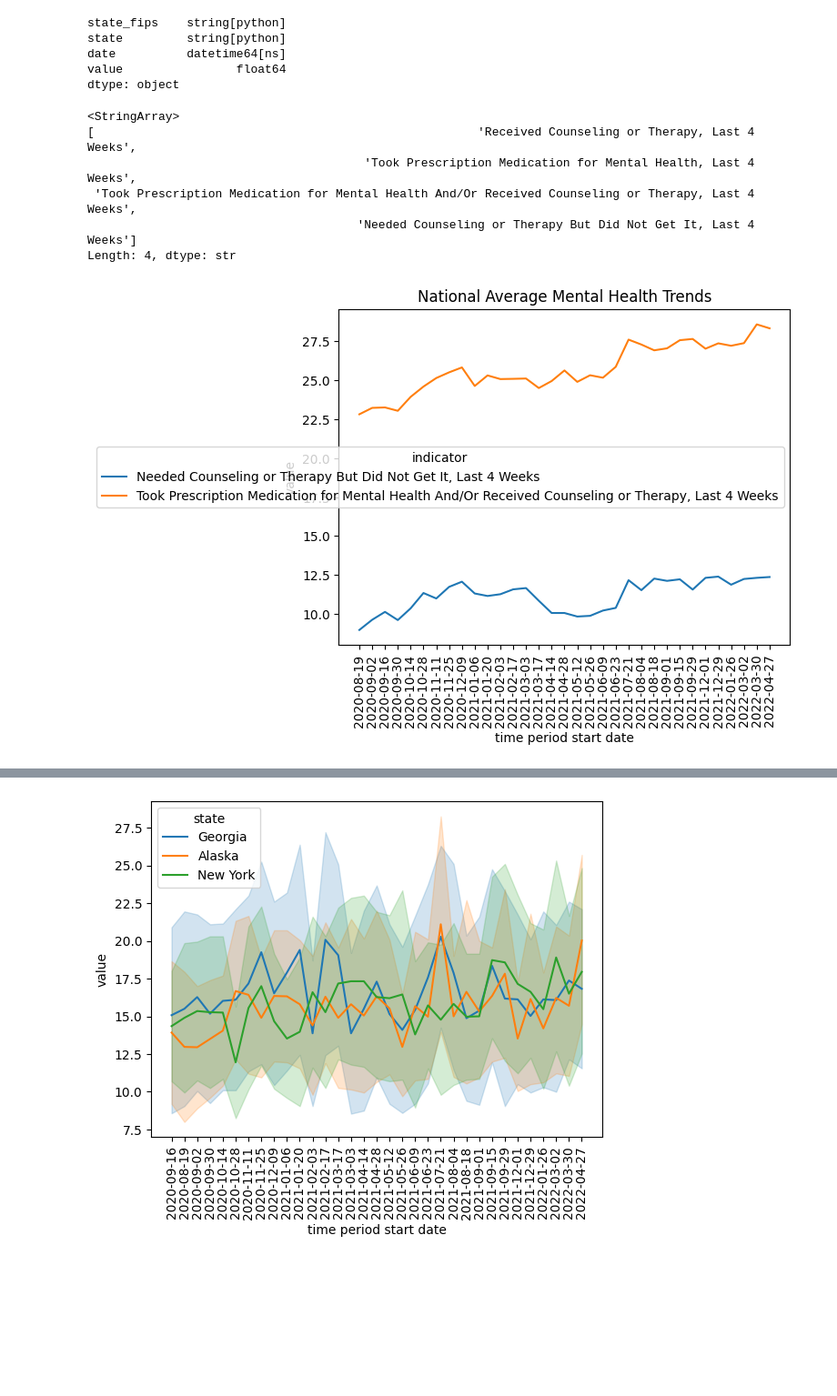
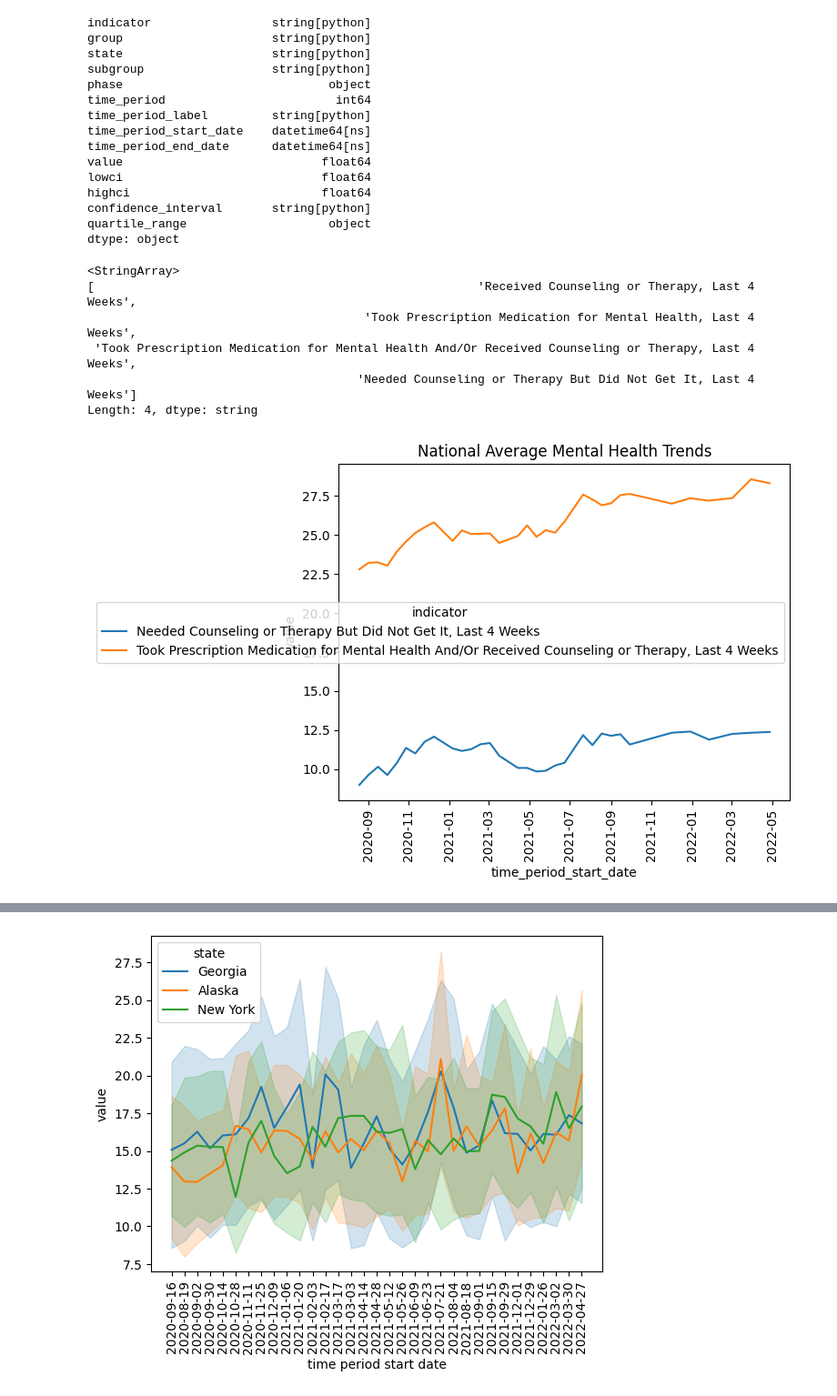
Before and after one commit to DataTrainingFoundations/MHIngestion, a Jupyter notebook: analysis/ryan_analysis.ipynb, the cells around one changed output, grey strips where cells are left out. Shown at 91% size. Drawn from its saved outputs; the diff is of its cells as text; code cells hidden in the pictures; blank space fills up the shorter version.

```diff
--- a/analysis/ryan_analysis.ipynb
+++ b/analysis/ryan_analysis.ipynb
@@ -9,21 +9,33 @@ from pathlib import Path
 PROJECT_ROOT = Path.cwd().parent
 sys.path.append(str(PROJECT_ROOT))
 from api_ingestion import read_json, clean_data_api
+from ingestion import *
 
 #get path for dataframes
 BASE_DIR = Path().resolve().parent  # if inside analysis folder
-DATA_PATH = BASE_DIR / "data" / "valid_data.csv"
+DATA_PATH = BASE_DIR / "data" / "Mental_Health_DB.csv"
 df = pd.read_csv(DATA_PATH)
+df, reject = retrieve_data(df)
+df = clean_data(df)
 DATA_PATH = BASE_DIR / "data" / "unemployment_data_seed.json"
 u_df = read_json(DATA_PATH)
 u_df = clean_data_api(u_df)
-#print(df.dtypes)
-print(u_df.dtypes)
+print(df.dtypes)
 # %% [output]
-state_fips    string[python]
-state         string[python]
-date          datetime64[ns]
-value                float64
+indicator                 string[python]
+group                     string[python]
+state                     string[python]
+subgroup                  string[python]
+phase                             object
+time_period                        int64
+time_period_label         string[python]
+time_period_start_date    datetime64[ns]
+time_period_end_date      datetime64[ns]
+value                            float64
+lowci                            float64
+highci                           float64
+confidence_interval       string[python]
+quartile_range                    object
 dtype: object
 # %%
 df["indicator"].dropna().unique()
@@ -33,24 +45,24 @@ df["indicator"].dropna().unique()
                                        'Took Prescription Medication for Mental Health, Last 4 Weeks',
  'Took Prescription Medication for Mental Health And/Or Received Counseling or Therapy, Last 4 Weeks',
                                       'Needed Counseling or Therapy But Did Not Get It, Last 4 Weeks']
-Length: 4, dtype: str
+Length: 4, dtype: string
 # %%
 df_useful = df[(df["indicator"] == "Needed Counseling or Therapy But Did Not Get It, Last 4 Weeks") | (df['indicator'] == 'Took Prescription Medication for Mental Health And/Or Received Counseling or Therapy, Last 4 Weeks')]
 national = (
     df_useful
-    .groupby(["time period start date", "indicator"], as_index=False)["value"]
+    .groupby(["time_period_start_date", "indicator"], as_index=False)["value"]
     .mean()
 )
 
 plt.figure()
 sns.lineplot(
     data=national,
-    x="time period start date",
+    x="time_period_start_date",
     y="value",
     hue="indicator"
 )
 plt.xticks(rotation=90)
 plt.title("National Average Mental Health Trends")
 plt.show()
 # %% [output]
-[figure, old version]
+[figure, new version]
```
Also changed, not shown: parts of 21 cells of this notebook, 3 other files.
